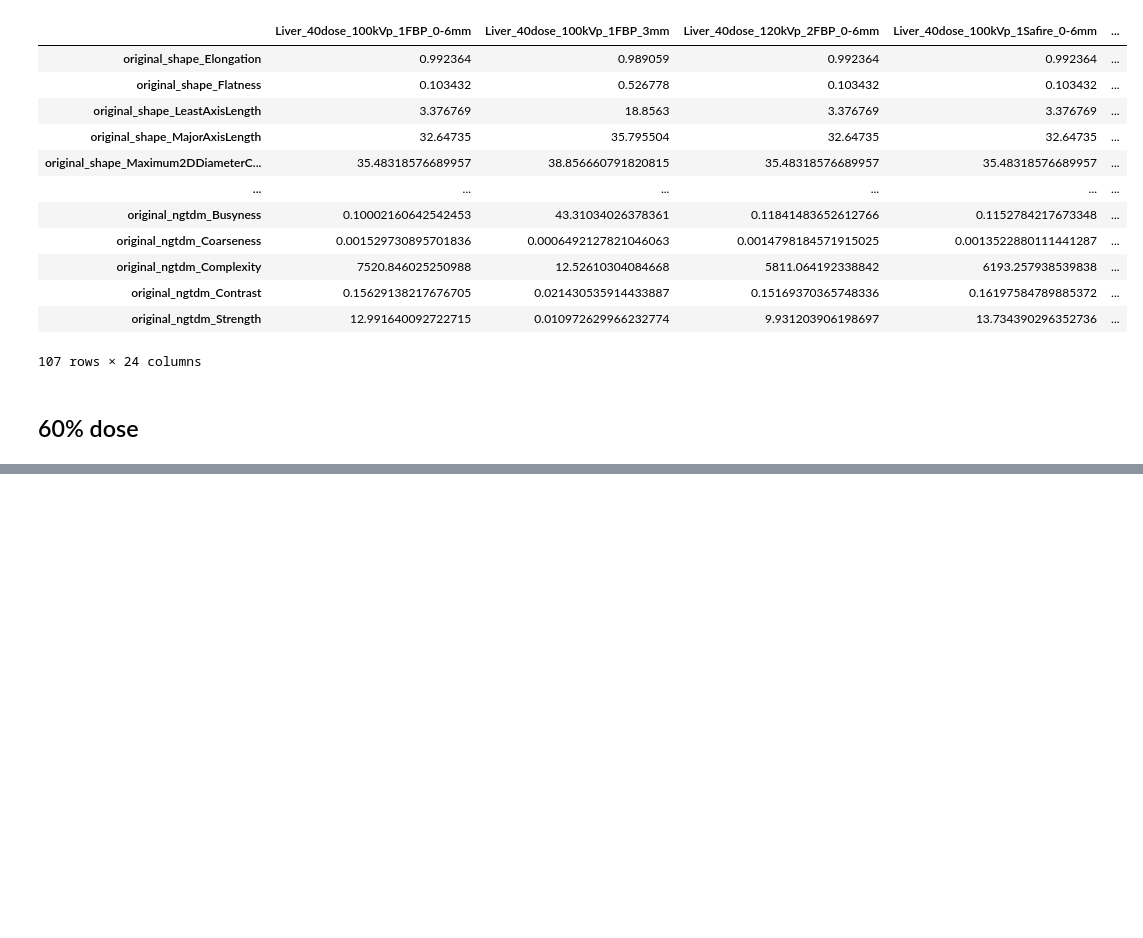
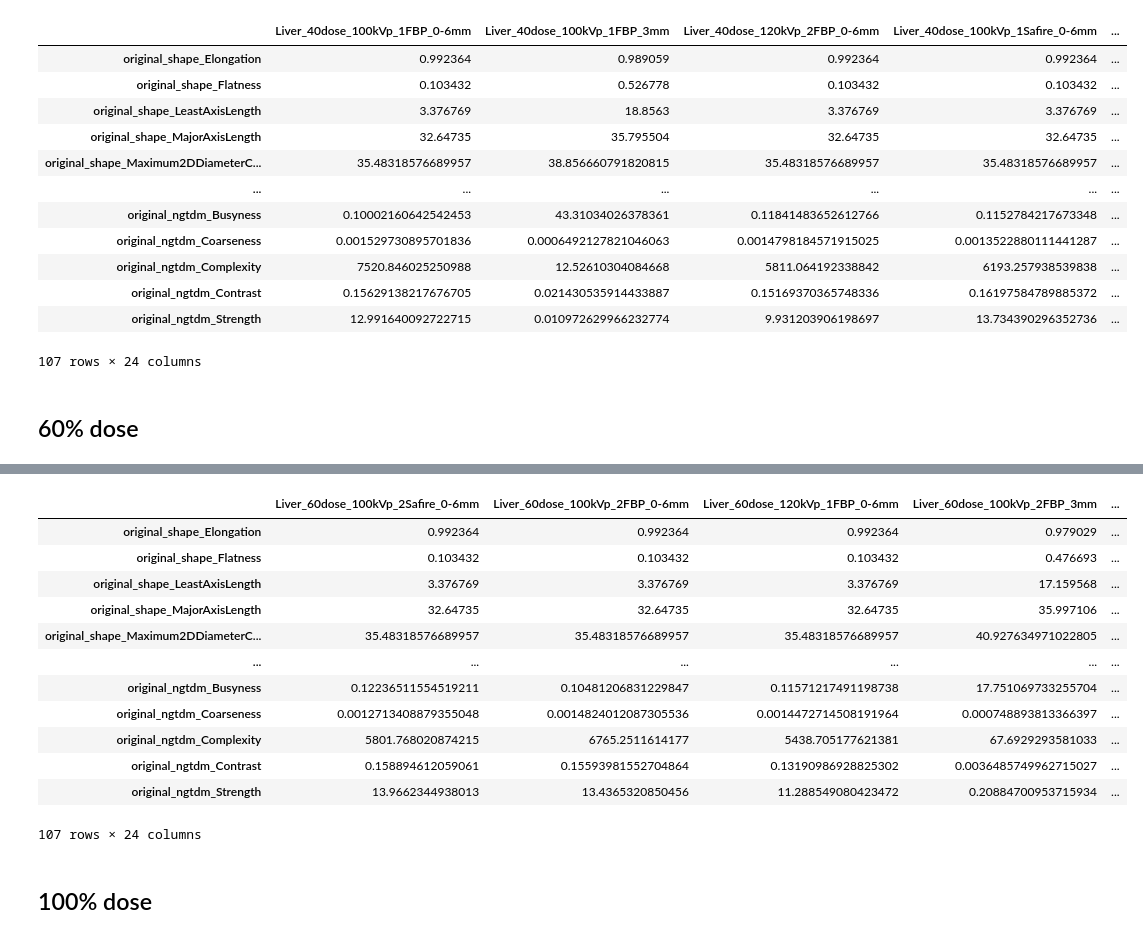
Before and after one commit to Dark-eXe/Radiomics-Xtraction, a Jupyter notebook: Xtraction_Liver.ipynb, the cells around one changed output, grey strips where cells are left out. Saved outputs shown, nothing was run; the diff lists cells and outputs as text; code cells hidden in the pictures; blank space fills up the shorter version.

Commit message:
60% dose liver extraction completed

```diff
--- a/Xtraction_Liver.ipynb
+++ b/Xtraction_Liver.ipynb
@@ -117,3 +117,42 @@ df_40dose
 107 rows × 24 columns
 # %% [markdown]
 ## 60% dose
+# %%
+liver_images = os.listdir(path + '/Images/Liver/Liver_60dose/')
+
+# remove .DS_Store
+liver_images.remove('.DS_Store')
+
+# liver_images
+# %%
+firstIteration = True
+for img in liver_images:
+
+    # specify image path
+    imagePath = path + '/Images/Liver/Liver_60dose/' + img
+
+    # specify mask path
+    msk = img[0:6] + img[13:] # removes '60dose_'
+    maskPath = path + '/Liver_masks/' + msk
+
+    # status
+    print('Processing...\timg\t\t\t\t\tmsk')
+    print('\t\t' + img + '\t' + msk)
+    print()
+
+    # feature extraction
+    result = extractor.execute(imagePath, maskPath)
+
+    if firstIteration:
+        features = list(result.keys())[22:] # '0:21' diagnostic features, '22:' radiomic features
+        firstIteration = False
+
+    feature_space_element = {}
+    for key, value in six.iteritems(result):
+        if key in features:
+            feature_space_element[key] = value
+    feature_space[img[:-4]] = feature_space_element # 'img[:-4]' removes '.nii'
+
+    # break # comment for 1 iteration (debugging)
+
+print('\nExtraction complete!')
@@ -119,0 +179,19 @@ df_40dose
+# %%
+df_60dose = pd.DataFrame.from_dict(feature_space)
+df_60dose
+# %% [output]
+|  | Liver_60dose_100kVp_2Safire_0-6mm | Liver_60dose_100kVp_2FBP_0-6mm | Liver_60dose_120kVp_1FBP_0-6mm | Liver_60dose_100kVp_2FBP_3mm | ... |
+| original_shape_Elongation | 0.992364 | 0.992364 | 0.992364 | 0.979029 | ... |
+| original_shape_Flatness | 0.103432 | 0.103432 | 0.103432 | 0.476693 | ... |
+| original_shape_LeastAxisLength | 3.376769 | 3.376769 | 3.376769 | 17.159568 | ... |
+| original_shape_MajorAxisLength | 32.64735 | 32.64735 | 32.64735 | 35.997106 | ... |
+| original_shape_Maximum2DDiameterC... | 35.48318576689957 | 35.48318576689957 | 35.48318576689957 | 40.927634971022805 | ... |
+| ... | ... | ... | ... | ... | ... |
+| original_ngtdm_Busyness | 0.12236511554519211 | 0.10481206831229847 | 0.11571217491198738 | 17.751069733255704 | ... |
+| original_ngtdm_Coarseness | 0.0012713408879355048 | 0.0014824012087305536 | 0.0014472714508191964 | 0.000748893813366397 | ... |
+| original_ngtdm_Complexity | 5801.768020874215 | 6765.2511614177 | 5438.705177621381 | 67.6929293581033 | ... |
+| original_ngtdm_Contrast | 0.158894612059061 | 0.15593981552704864 | 0.13190986928825302 | 0.0036485749962715027 | ... |
+| original_ngtdm_Strength | 13.9662344938013 | 13.4365320850456 | 11.288549080423472 | 0.20884700953715934 | ... |
+107 rows × 24 columns
+# %% [markdown]
+## 100% dose
```
Also changed, not shown: parts of 2 cells of this notebook.
